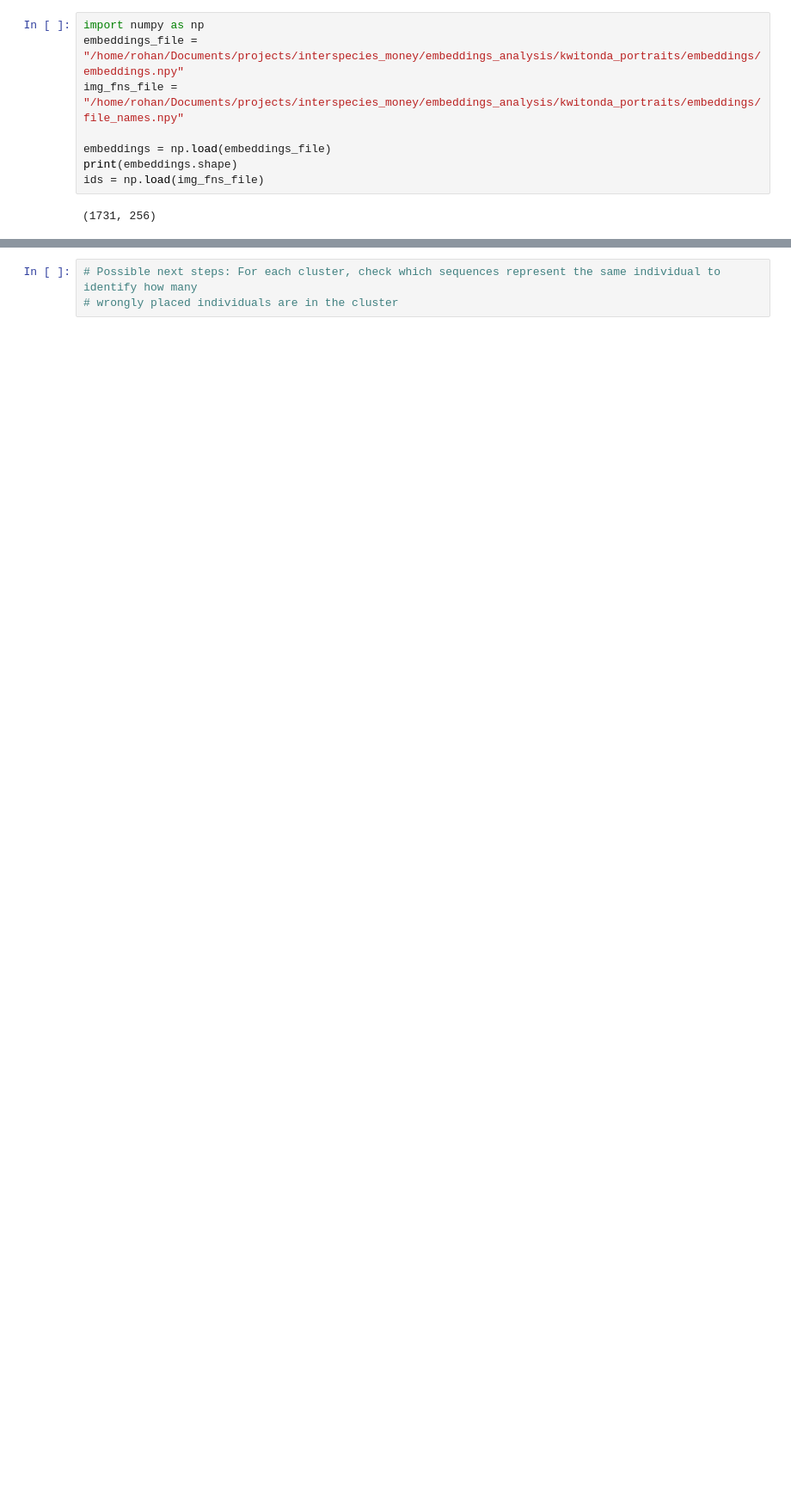
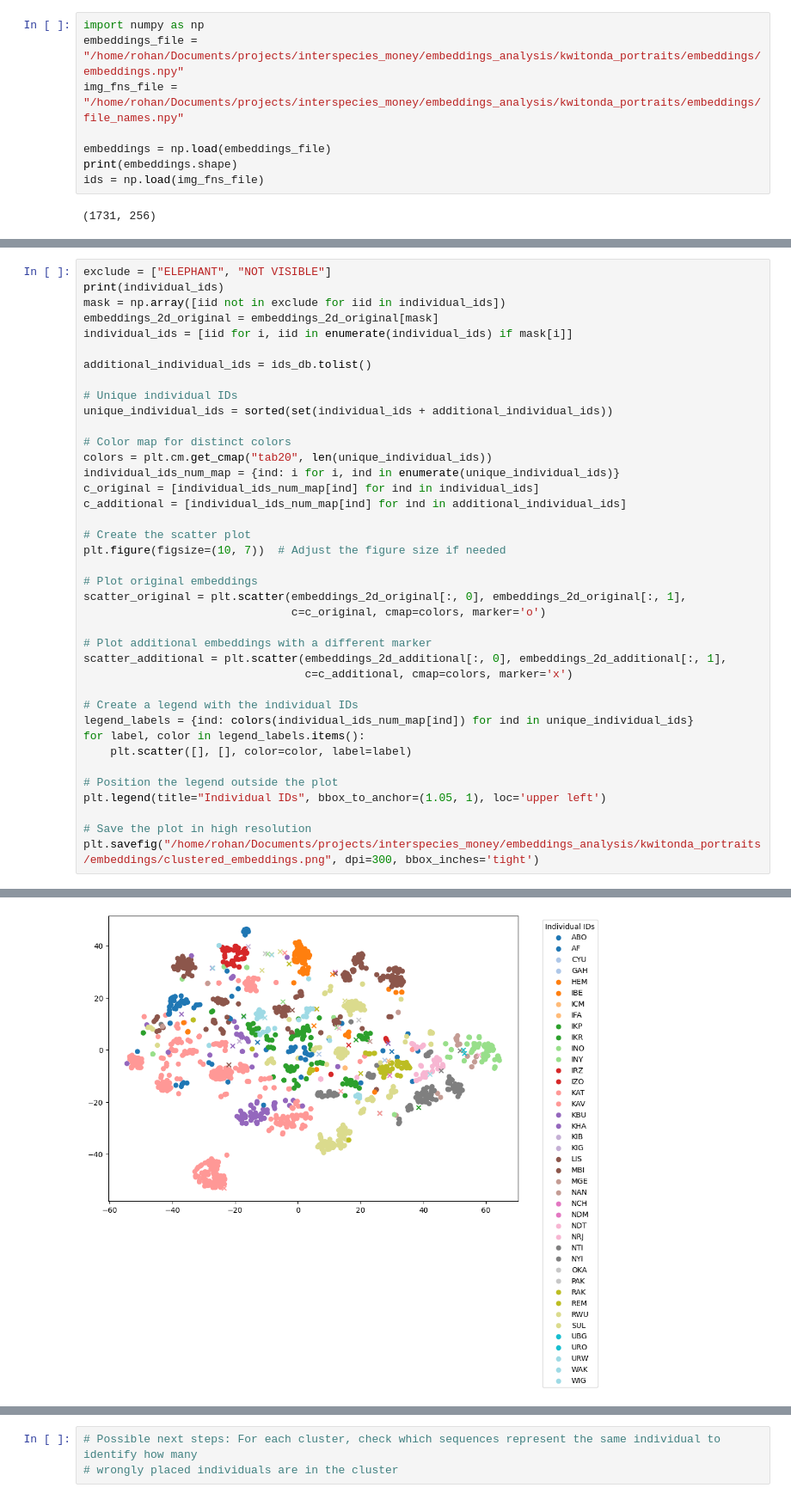
Before and after one commit to rohansaw/gorillavision-interspecies-money, a Jupyter notebook: analysis/analyze_embeddings.ipynb, the cells around one changed output, grey strips where cells are left out. Shown at 86% size. Cells and saved outputs as stored; diff of their text form; blank space fills up the shorter version.

```diff
--- a/analysis/analyze_embeddings.ipynb
+++ b/analysis/analyze_embeddings.ipynb
@@ -115,0 +126,40 @@ plt.savefig("/home/rohan/Documents/projects/interspecies_money/embeddings_analys
+# %%
+exclude = ["ELEPHANT", "NOT VISIBLE"]
+print(individual_ids)
+mask = np.array([iid not in exclude for iid in individual_ids])
+embeddings_2d_original = embeddings_2d_original[mask]
+individual_ids = [iid for i, iid in enumerate(individual_ids) if mask[i]]
+
+additional_individual_ids = ids_db.tolist()
+
+# Unique individual IDs
+unique_individual_ids = sorted(set(individual_ids + additional_individual_ids))
+
+# Color map for distinct colors
+colors = plt.cm.get_cmap("tab20", len(unique_individual_ids))
+individual_ids_num_map = {ind: i for i, ind in enumerate(unique_individual_ids)}
+c_original = [individual_ids_num_map[ind] for ind in individual_ids]
+c_additional = [individual_ids_num_map[ind] for ind in additional_individual_ids]
+
+# Create the scatter plot
+plt.figure(figsize=(10, 7))  # Adjust the figure size if needed
+
+# Plot original embeddings
+scatter_original = plt.scatter(embeddings_2d_original[:, 0], embeddings_2d_original[:, 1],
+                               c=c_original, cmap=colors, marker='o')
+
+# Plot additional embeddings with a different marker
+scatter_additional = plt.scatter(embeddings_2d_additional[:, 0], embeddings_2d_additional[:, 1],
+                                 c=c_additional, cmap=colors, marker='x')
+
+# Create a legend with the individual IDs
+legend_labels = {ind: colors(individual_ids_num_map[ind]) for ind in unique_individual_ids}
+for label, color in legend_labels.items():
+    plt.scatter([], [], color=color, label=label)
+
+# Position the legend outside the plot
+plt.legend(title="Individual IDs", bbox_to_anchor=(1.05, 1), loc='upper left')
+
+# Save the plot in high resolution
+plt.savefig("/home/rohan/Documents/projects/interspecies_money/embeddings_analysis/kwitonda_portraits/embeddings/clustered_embeddings.png", dpi=300, bbox_inches='tight')
+# %% [output]
@@ -116,3 +167,4 @@ plt.savefig("/home/rohan/Documents/projects/interspecies_money/embeddings_analys
+[figure, added]
 # %%
 # Evaluate cluster quality
 
```
Also changed, not shown: parts of 10 cells of this notebook, 12 other files.
